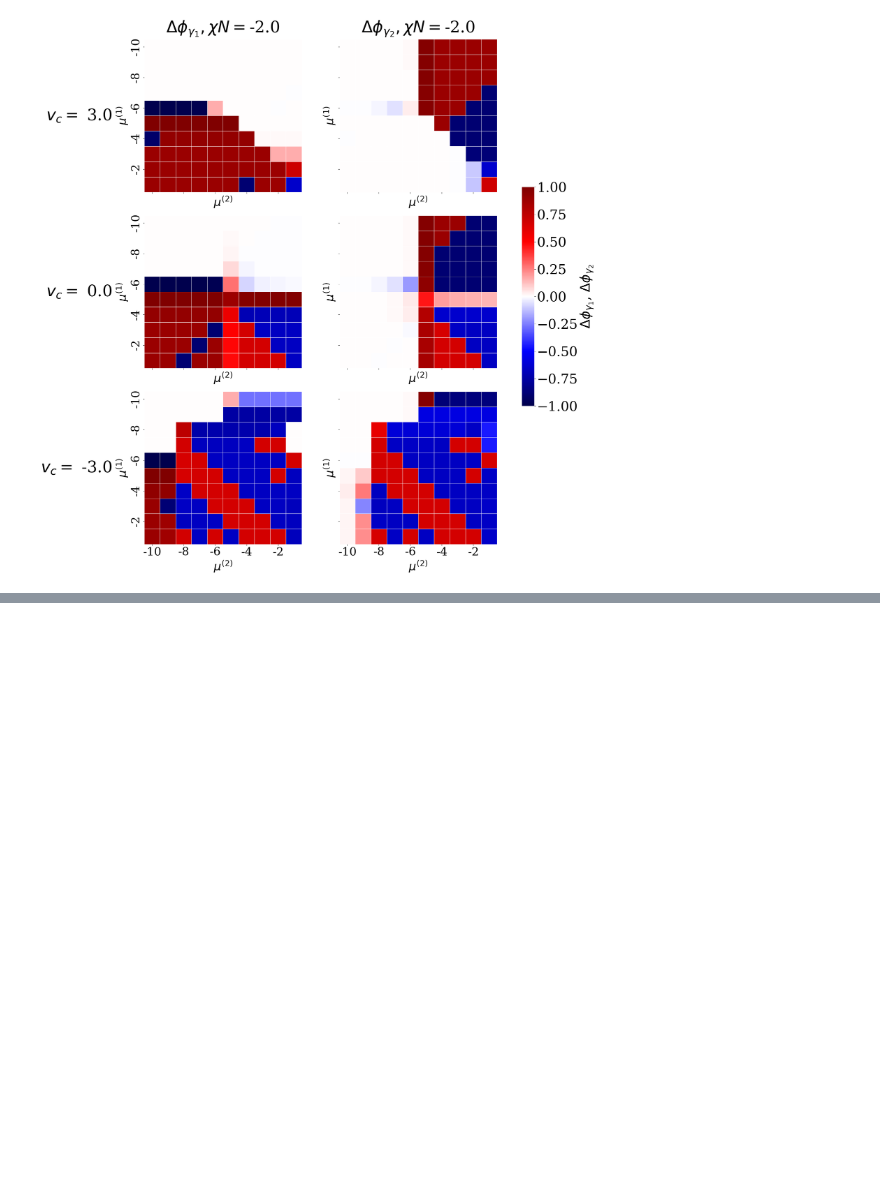
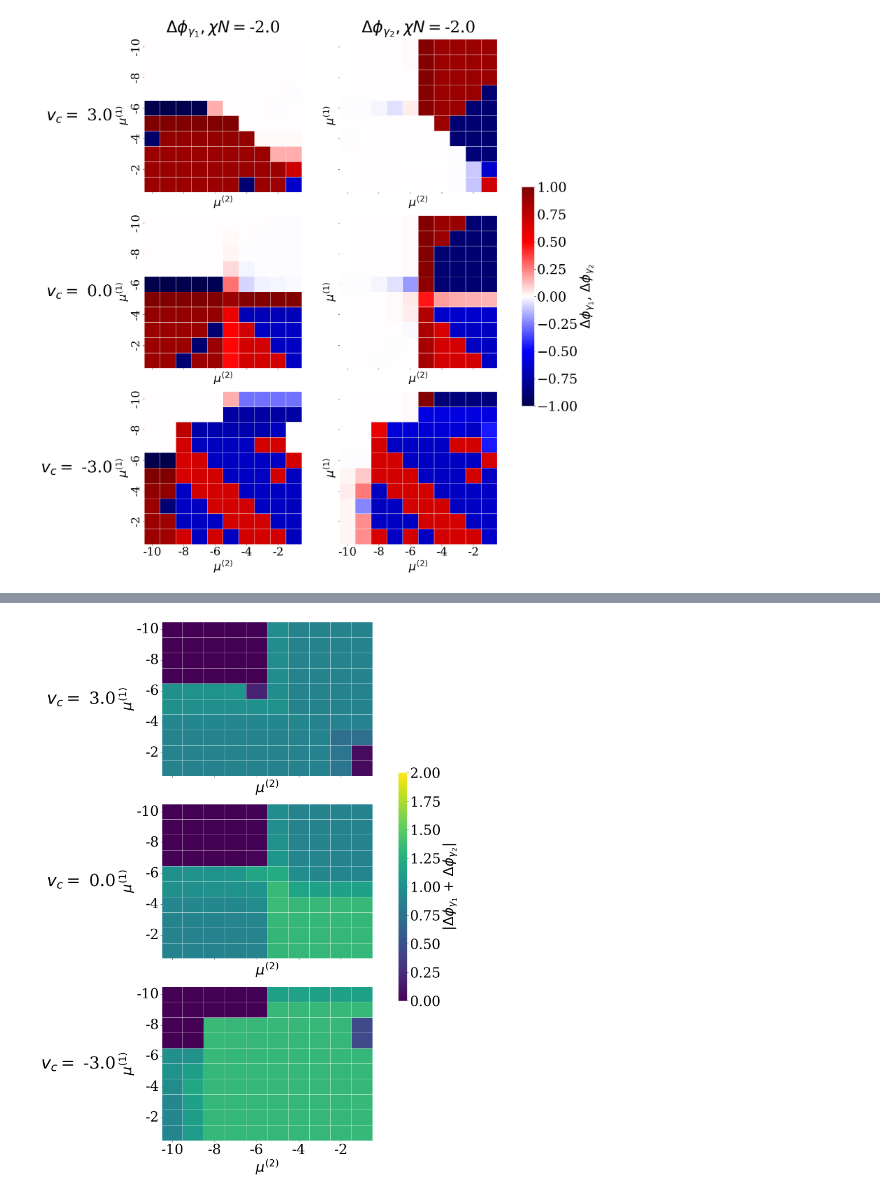
Before and after one commit to tmhabte/wlcsim_membrane, a Jupyter notebook: chrom_stab/chrom_stab_anal.ipynb, the cells around one changed output, grey strips where cells are left out. Drawn from its saved outputs; the diff is of its cells as text; code cells hidden in the pictures; blank space fills up the shorter version.

```diff
--- a/chrom_stab/chrom_stab_anal.ipynb
+++ b/chrom_stab/chrom_stab_anal.ipynb
@@ -580,6 +595,12 @@ N
 
 # plt.show()
 # %%
+A = 1/(b**2) # nm^2
+vol_nuc = A*(b**2)
+
+vol_solv = 1#10000000**3# (4e-10)**3
+
+
 # ID_array = [-10.74, -13.74, -16.74, -19.74, -22.74]
 ID_array = [-10.74, -16.74, -22.74]
 
@@ -1413,3 +1442,95 @@ plt.show()
 1
 2
 [figure]
+# %%
+# fig, axs = plt.subplots(len(ID_array), 1, figsize=(5*2,17*2), sharex=True, sharey = True)
+fig, axs = plt.subplots(len(ID_array), 1, figsize=(10,20), sharex=True, sharey = True)
+# fig, axs = plt.subplots(3,2, figsize=(15, 18), sharex=True, sharey = True)
+
+# fig = plt.figure()
+# plt.figure(figsize=(10,8))
+fig.tight_layout()
+font = {'family' : 'serif',
+        'weight':'normal',
+        'size': 35}
+plt.rc('font', **font)
+# fig.suptitle(r"$ \langle f^{(1)} \rangle $", y = 1.03)#\
+#              +  ", $e_B^{(1)} = $" + \
+#           str(e_m[0]) + ", $e_B^{(2)} = $" + str(e_m[1]), y = 1.03)
+# cbar_ax = fig.add_axes([.91, .3, .03, .4])
+cbar_ax = fig.add_axes([1, .3, .03, .4])
+# for i, ax in enumerate(axs.flat):
+
+prot_fluc_list = [prot1_flucs, prot2_flucs]
+
+chi_ind = 0
+
+for i in range(len(ID_array)):
+#     ax
+#     if i == 5:
+#         ax.axis("off")
+#         ax.grid(False)
+#         ax.tick_params(labelcolor='none', top=False, bottom=False, left=False, right=False)
+#         break
+    print(i)
+    ID = ID_array[i]
+    settings = np.load(r"C:\Users\tmhab\wlcsim_membrane\chrom_stab\ID=%s_settings.npy" % (ID), allow_pickle = True)
+
+    [chrom, [klog_min, klog_max, klog_num]] = settings
+
+    [n_bind, v_int, chi_useless, e_m, phi_c, poly_marks, mu_max, mu_min, del_mu, f_om, N, N_m, b] = chrom
+
+    mu1_array = np.arange(mu_min, mu_max, del_mu)
+    mu2_array = np.arange(mu_min, mu_max, del_mu)
+
+    k_vec = np.logspace(klog_min, klog_max, klog_num) / b
+#     for j in range(2):
+    ax = axs[i]
+    prot1_fluc = prot_fluc_list[0]
+    prot2_fluc = prot_fluc_list[1]
+    titl = ""
+    if j == 0:
+        titl = r"$ \Delta \phi_{\gamma_1} $"
+    elif j == 1:
+        titl = r"$ \Delta \phi_{\gamma_2} $"
+    ax_titl = r"$ | \Delta \phi_{\gamma_1} $ + $ \Delta \phi_{\gamma_2} |$"
+#     sns.heatmap(density_maps_array[i][0], linewidth=0.5, cmap = "winter", xticklabels=mu2_array, yticklabels=mu1_array, cbar_kws={'label':  r'$ \langle f^{(1)} \rangle $'}, ax = ax)
+    sns.heatmap(np.abs(prot1_fluc[i][chi_ind] + prot2_fluc[i][chi_ind]), linewidth=0.5, cmap = "viridis", xticklabels=mu2_array, yticklabels=mu1_array,\
+                cbar=i == 0,
+                vmin=0, vmax=2,
+                cbar_ax=None if i else cbar_ax, cbar_kws={'label': ax_titl }, ax = ax)
+
+    ax.set_xticks(ax.get_xticks()[::2])
+    ax.set_xticklabels(mu2_array[::2].astype(np.int64))
+    ax.set_yticks(ax.get_yticks()[::2])
+    ax.set_yticklabels(mu1_array[::2].astype(np.int64))
+#     ax.set_ylabel("$\mu^{(1)}$")
+#     ax.set_xlabel("$\mu^{(2)}$")
+#     ax.set_title(" $v_{int} = $ [" + str(v_int[0]) + "," + str(v_int[1]) + "]")
+
+# fig.add_subplot(111, frameon=False)
+# # hide tick and tick label of the big axes
+# plt.tick_params(labelcolor='none', top=False, bottom=False, left=False, right=False)
+# plt.grid(False)
+# plt.xlabel("$\mu^{(2)}$")
+# plt.ylabel("$\mu^{(1)}$")
+# # plt.xlabel("$\mu^{(2)}$")
+chi_str = str(np.round(chi_list[chi_ind]*N,2))
+prot_fluc_tits = [r"$ \Delta \phi_{\gamma_1} , \chi N = $" + chi_str, r"$ \Delta \phi_{\gamma_2}, \chi N = $" + chi_str]
+plt.setp(axs.flat, xlabel="$\mu^{(2)}$", ylabel="$\mu^{(1)}$")
+rows = ['$v_c = $ {}'.format(v_cross) for v_cross in v_c_list]
+
+cols = [tit for tit in prot_fluc_tits]
+
+# for ax, col in zip(axs[0], cols):
+#     ax.annotate(col, xy=(0.5, 1.03), xytext=(0, pad),
+#                 xycoords='axes fraction', textcoords='offset points',
+#                 size='large', ha='center', va='baseline')
+
+for ax, row in zip(axs[:], rows):
+    ax.annotate(row, xy=(0, 0.5), xytext=(-ax.yaxis.labelpad - pad, 0),
+                xycoords=ax.yaxis.label, textcoords='offset points',
+                size='large', ha='right', va='center')
+
+plt.show()
+# %% [output]
@@ -1415,0 +1540 @@ plt.show()
+[figure, added]
```
Also changed, not shown: parts of 7 cells of this notebook.
